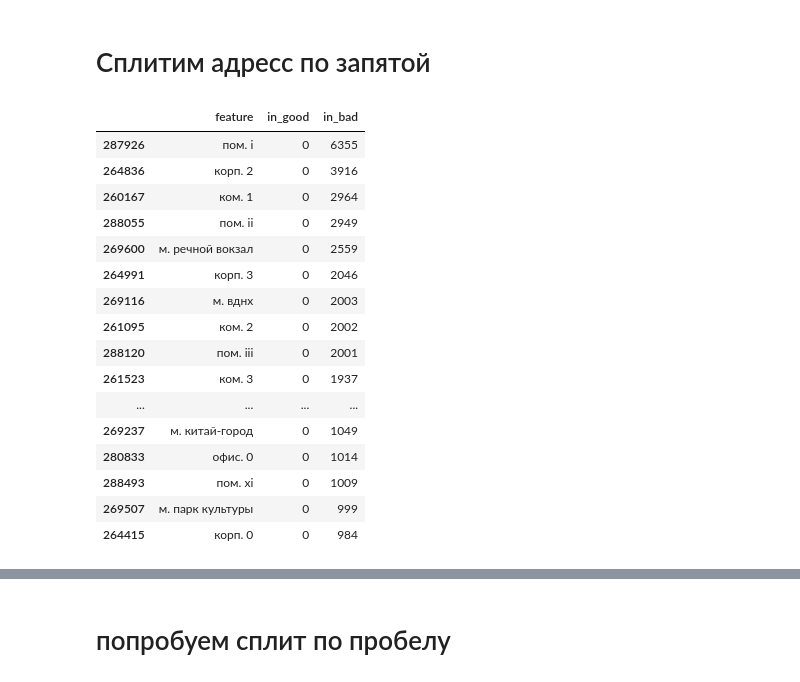
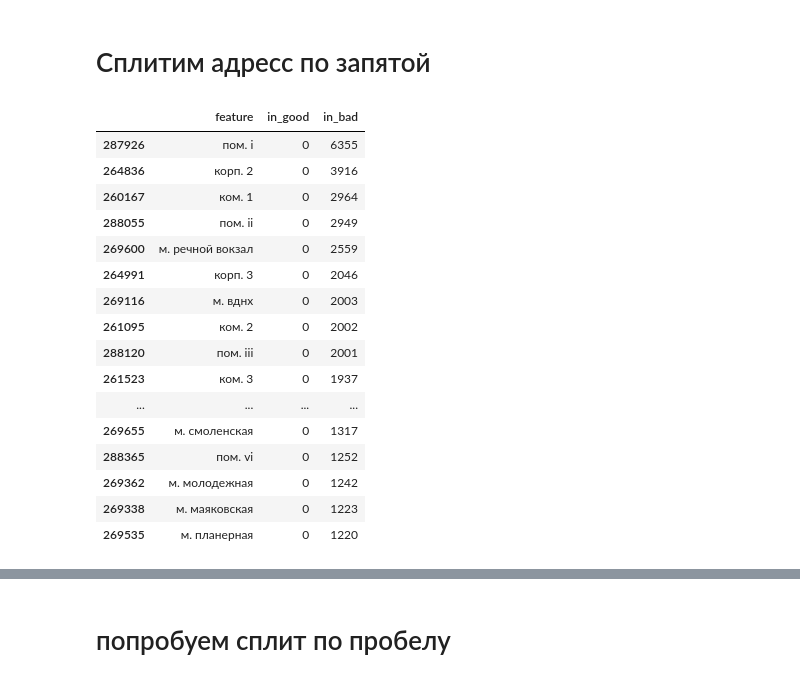
Before and after one commit to Falconwatch/hackaton, a Jupyter notebook: Untitled0.ipynb, the cells around one changed output, grey strips where cells are left out. Cells and saved outputs as stored; diff of their text form; code cells hidden in the pictures.

```diff
--- a/Untitled0.ipynb
+++ b/Untitled0.ipynb
@@ -43,22 +62,22 @@ coma_stats = geature_generator(bads, goods, split_address)
 #встречаются только в плохих
 seen_only_in_bad_coma = coma_stats[coma_stats['in_good']==0]
 # %%
-seen_only_in_bad_coma.sort_values(by=['in_bad'], ascending=False)[:50]
+seen_only_in_bad_coma.sort_values(by=['in_bad'], ascending=False)[:30]
 # %% [output]
 |  | feature | in_good | in_bad |
 | 287926 | пом. i | 0 | 6355 |
 | 264836 | корп. 2 | 0 | 3916 |
 | 260167 | ком. 1 | 0 | 2964 |
 | 288055 | пом. ii | 0 | 2949 |
 | 269600 | м. речной вокзал | 0 | 2559 |
 | 264991 | корп. 3 | 0 | 2046 |
 | 269116 | м. вднх | 0 | 2003 |
 | 261095 | ком. 2 | 0 | 2002 |
 | 288120 | пом. iii | 0 | 2001 |
 | 261523 | ком. 3 | 0 | 1937 |
 | ... | ... | ... | ... |
-| 269237 | м. китай-город | 0 | 1049 |
-| 280833 | офис. 0 | 0 | 1014 |
-| 288493 | пом. xi | 0 | 1009 |
-| 269507 | м. парк культуры | 0 | 999 |
-| 264415 | корп. 0 | 0 | 984 |
+| 269655 | м. смоленская | 0 | 1317 |
+| 288365 | пом. vi | 0 | 1252 |
+| 269362 | м. молодежная | 0 | 1242 |
+| 269338 | м. маяковская | 0 | 1223 |
+| 269535 | м. планерная | 0 | 1220 |
```
Also changed, not shown: parts of 11 cells of this notebook.
